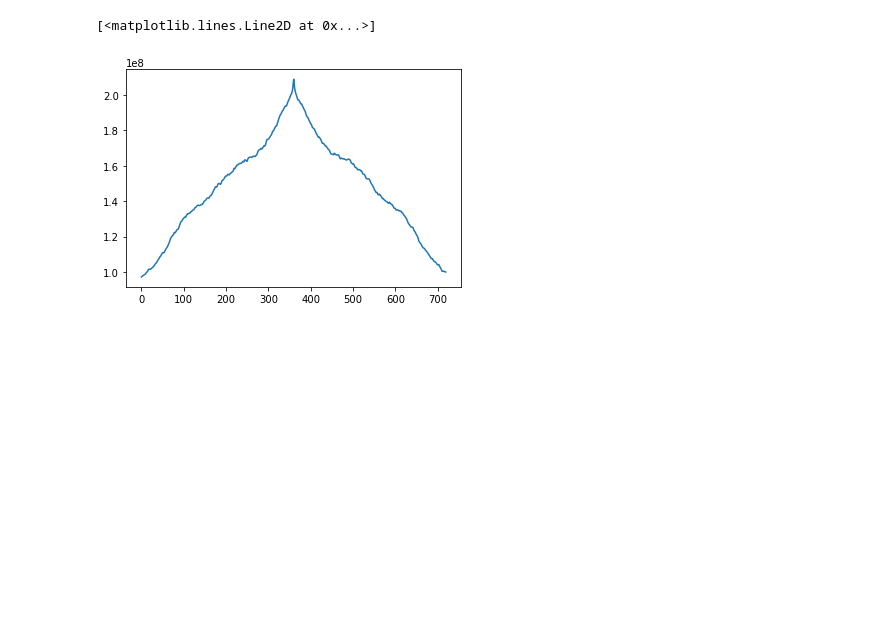
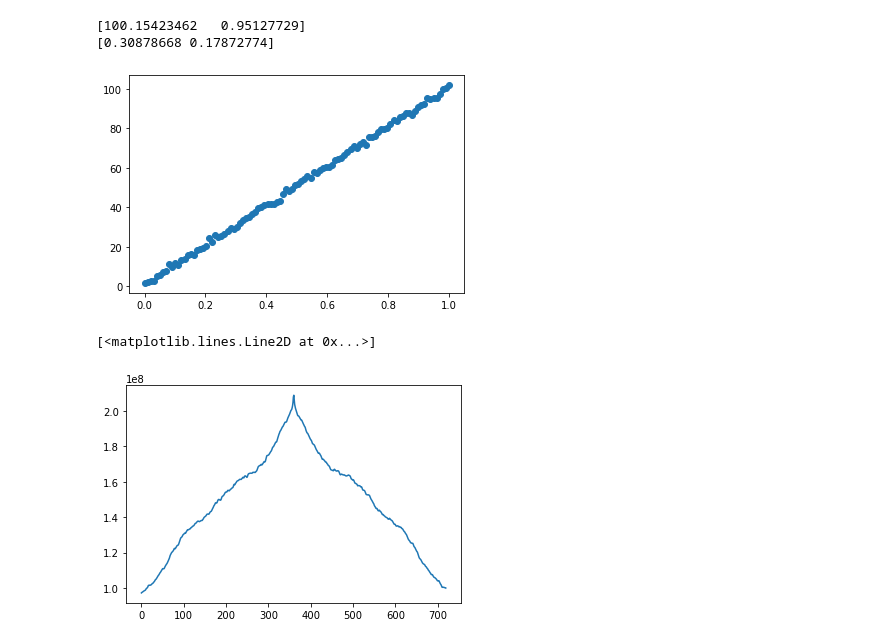
Before and after one commit to BoiseStatePlanetary/Optimizing-Number-and-Placement-of-Anemometers, a Jupyter notebook: figures and data/Field Experiments/Alamosa_Parking_Lot_Experiments/Experimenting with roughness scale measurements.ipynb, the cells around one changed output. Drawn from its saved outputs; the diff is of its cells as text; code cells hidden in the pictures; blank space fills up the shorter version.

```diff
--- a/figures and data/Field Experiments/Alamosa_Parking_Lot_Experiments/Experimenting with roughness scale measurements.ipynb
+++ b/figures and data/Field Experiments/Alamosa_Parking_Lot_Experiments/Experimenting with roughness scale measurements.ipynb
@@ -124,3 +125,22 @@ Text(0.5, 0, 'Average Wind Speed (${\\rm cm\\ s^{-1}}$)')
+# %%
+m = 100.
+b = 1.
+sigma = 1.
+
+x = np.linspace(0, 1, 100)
+y = np.polyval([m, b], x)
+noisy_y = y + normal(scale=sigma, size=len(x))
+
+plt.scatter(x, noisy_y)
+
+popt, pcov = curve_fit(lin_fit, x, noisy_y, sigma=np.ones_like(x)*sigma*1e6)
+unc = np.sqrt(np.diag(pcov))
+print(popt)
+print(unc)
+# %% [output]
+[100.15423462   0.95127729]
+[0.30878668 0.17872774]
+[figure, added]
 # %%
 ret = np.correlate(windspeeds["48"], windspeeds["51"], "same")
 plt.plot(ret)
```
Also changed, not shown: parts of 3 cells of this notebook.
